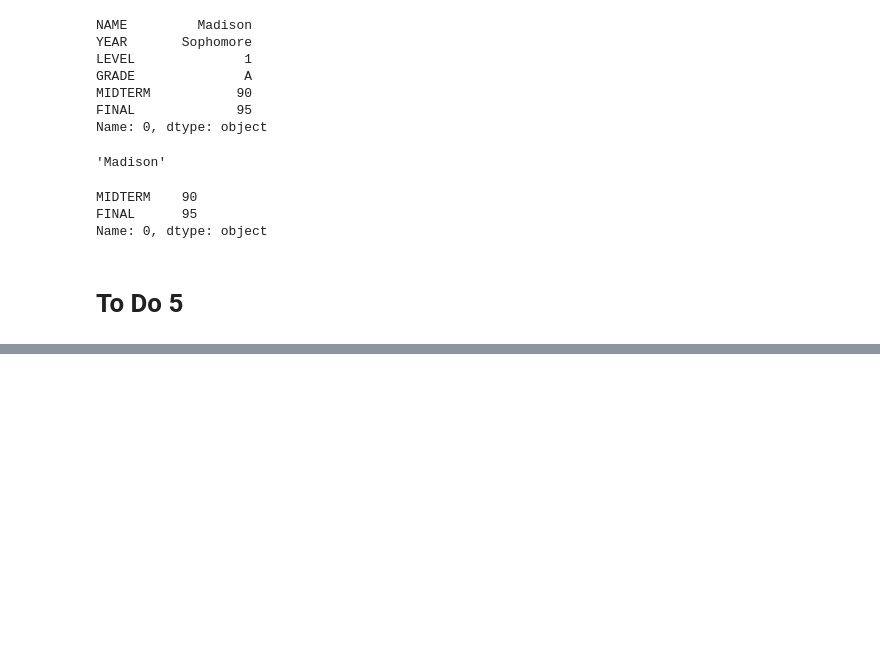
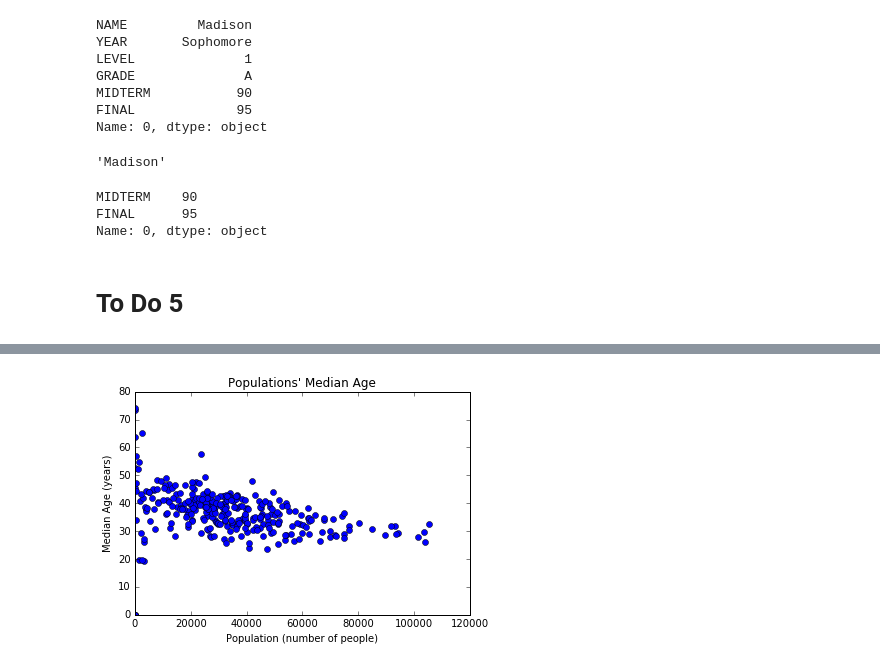
Before and after one commit to mmj32/Class-Practice-Repo, a Jupyter notebook: todo5/pandas_notes2_Alicia.ipynb, the cells around one changed output, grey strips where cells are left out. Drawn from its saved outputs; the diff is of its cells as text; code cells hidden in the pictures; blank space fills up the shorter version.

```diff
--- a/todo5/pandas_notes2_Alicia.ipynb
+++ b/todo5/pandas_notes2_Alicia.ipynb
@@ -417,0 +453,3 @@ Name: 0, dtype: object
+# %%
+import pandas as pd
+populations = pd.read_csv('2010_Census_Populations_by_Zip_Code.csv',encoding='ISO8859')
@@ -417,0 +501,8 @@ Name: 0, dtype: object
+# %%
+plt.plot(pop,med_age, 'o');
+
+plt.title("Populations' Median Age")
+plt.xlabel("Population (number of people)")
+plt.ylabel("Median Age (years)");
+# %% [output]
+[figure, added]
```
Also changed, not shown: parts of 24 cells of this notebook.
